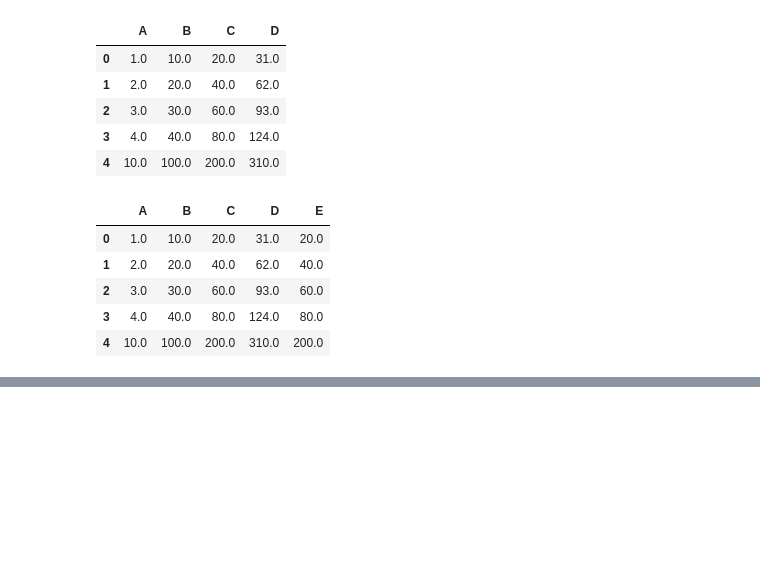
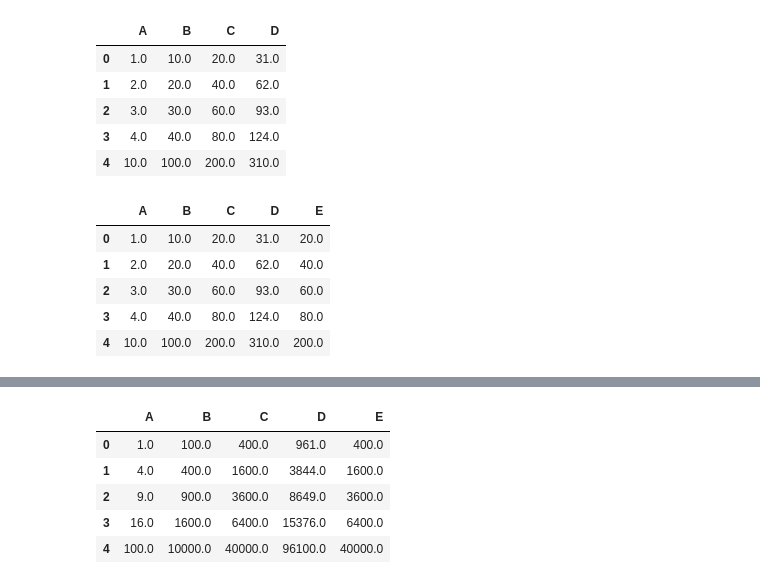
Before and after one commit to zanafiii/data-science-a-z, a Jupyter notebook: Part3_Working with Pandas & DataFrame.ipynb, the cells around one changed output, grey strips where cells are left out. Drawn from its saved outputs; the diff is of its cells as text; code cells hidden in the pictures; blank space fills up the shorter version.

Commit message:
add applymap

```diff
--- a/Part3_Working with Pandas & DataFrame.ipynb
+++ b/Part3_Working with Pandas & DataFrame.ipynb
@@ -1243,0 +1255,9 @@ df
+# %%
+df.applymap(np.square)
+# %% [output]
+|  | A | B | C | D | E |
+| 0 | 1.0 | 100.0 | 400.0 | 961.0 | 400.0 |
+| 1 | 4.0 | 400.0 | 1600.0 | 3844.0 | 1600.0 |
+| 2 | 9.0 | 900.0 | 3600.0 | 8649.0 | 3600.0 |
+| 3 | 16.0 | 1600.0 | 6400.0 | 15376.0 | 6400.0 |
+| 4 | 100.0 | 10000.0 | 40000.0 | 96100.0 | 40000.0 |
```
Also changed, not shown: parts of 2 cells of this notebook.
